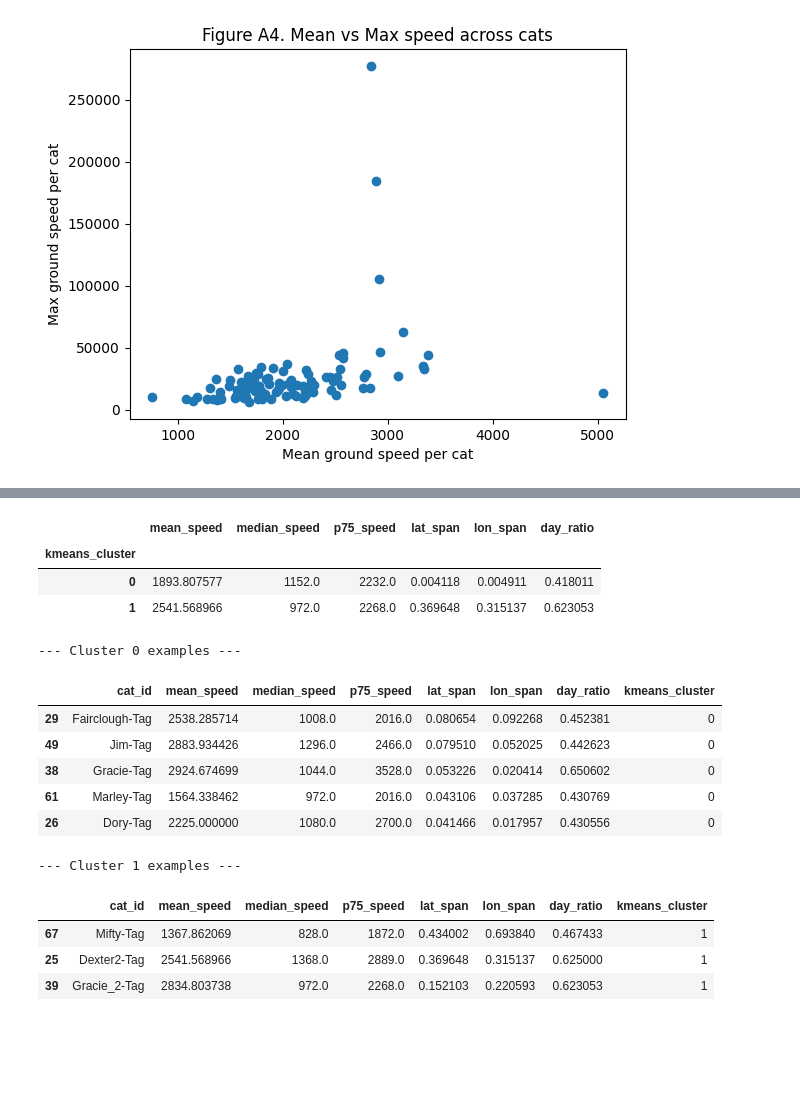
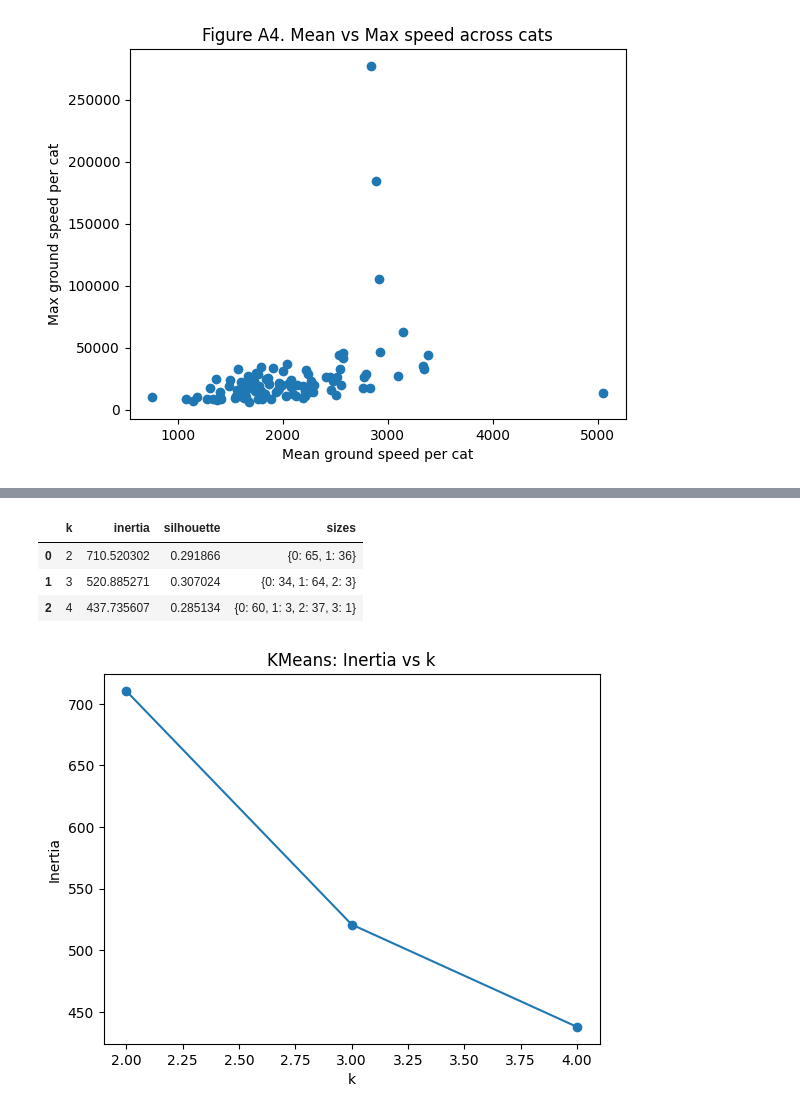
Before and after one commit to yinyue31/BA820-Team6-Project, a Jupyter notebook: BA820_Team6_Project_M2_Xiaoxuan_Zhu.ipynb, the cells around one changed output, grey strips where cells are left out. Drawn from its saved outputs; the diff is of its cells as text; code cells hidden in the pictures; blank space fills up the shorter version.

```diff
--- a/BA820_Team6_Project_M2_Xiaoxuan_Zhu.ipynb
+++ b/BA820_Team6_Project_M2_Xiaoxuan_Zhu.ipynb
@@ -359,0 +225,16 @@ Scaled matrix shape: (101, 6)
+# %%
+feature_cols = [
+    "n_obs",
+    "mean_speed", "median_speed", "max_speed",
+    "p75_speed", "p95_speed",
+    "lat_span", "lon_span",
+    "day_ratio"
+]
+
+X = features[feature_cols].copy()
+X = X.dropna()
+
+scaler = StandardScaler()
+X_scaled = scaler.fit_transform(X)
+
+print("X shape:", X.shape)
@@ -420,34 +245,30 @@ Name: count, dtype: int64
-# %%
-profile_cols = ["mean_speed", "median_speed", "p75_speed", "lat_span", "lon_span", "day_ratio"]
-cluster_profile = (
-    features.groupby("kmeans_cluster")[profile_cols]
-            .median()
-            .sort_index()
-)
-
-display(cluster_profile)
-
-for c in sorted(features["kmeans_cluster"].unique()):
-    print("\n--- Cluster", c, "examples ---")
-    display(
-        features[features["kmeans_cluster"] == c]
-        .sort_values(["lat_span", "mean_speed"], ascending=False)
-        .head(5)
-    )
-# %% [output]
-|  | mean_speed | median_speed | p75_speed | lat_span | lon_span | day_ratio |
-| kmeans_cluster |  |  |  |  |  |  |
-| 0 | 1893.807577 | 1152.0 | 2232.0 | 0.004118 | 0.004911 | 0.418011 |
-| 1 | 2541.568966 | 972.0 | 2268.0 | 0.369648 | 0.315137 | 0.623053 |
---- Cluster 0 examples ---
-|  | cat_id | mean_speed | median_speed | p75_speed | lat_span | lon_span | day_ratio | kmeans_cluster |
-| 29 | Fairclough-Tag | 2538.285714 | 1008.0 | 2016.0 | 0.080654 | 0.092268 | 0.452381 | 0 |
-| 49 | Jim-Tag | 2883.934426 | 1296.0 | 2466.0 | 0.079510 | 0.052025 | 0.442623 | 0 |
-| 38 | Gracie-Tag | 2924.674699 | 1044.0 | 3528.0 | 0.053226 | 0.020414 | 0.650602 | 0 |
-| 61 | Marley-Tag | 1564.338462 | 972.0 | 2016.0 | 0.043106 | 0.037285 | 0.430769 | 0 |
-| 26 | Dory-Tag | 2225.000000 | 1080.0 | 2700.0 | 0.041466 | 0.017957 | 0.430556 | 0 |
---- Cluster 1 examples ---
-|  | cat_id | mean_speed | median_speed | p75_speed | lat_span | lon_span | day_ratio | kmeans_cluster |
-| 67 | Mifty-Tag | 1367.862069 | 828.0 | 1872.0 | 0.434002 | 0.693840 | 0.467433 | 1 |
-| 25 | Dexter2-Tag | 2541.568966 | 1368.0 | 2889.0 | 0.369648 | 0.315137 | 0.625000 | 1 |
-| 39 | Gracie_2-Tag | 2834.803738 | 972.0 | 2268.0 | 0.152103 | 0.220593 | 0.623053 | 1 |
+# %%
+ks = [2, 3, 4]
+rows = []
+
+for k in ks:
+    km = KMeans(n_clusters=k, random_state=42, n_init=20)
+    labels = km.fit_predict(X_scaled)
+    rows.append({
+        "k": k,
+        "inertia": km.inertia_,
+        "silhouette": silhouette_score(X_scaled, labels),
+        "sizes": dict(pd.Series(labels).value_counts().sort_index())
+    })
+
+k_summary = pd.DataFrame(rows)
+display(k_summary)
+# %% [output]
+|  | k | inertia | silhouette | sizes |
+| 0 | 2 | 710.520302 | 0.291866 | {0: 65, 1: 36} |
+| 1 | 3 | 520.885271 | 0.307024 | {0: 34, 1: 64, 2: 3} |
+| 2 | 4 | 437.735607 | 0.285134 | {0: 60, 1: 3, 2: 37, 3: 1} |
+# %%
+plt.figure()
+plt.plot(k_summary["k"], k_summary["inertia"], marker="o")
+plt.xlabel("k")
+plt.ylabel("Inertia")
+plt.title("KMeans: Inertia vs k")
+plt.show()
+# %% [output]
+[figure, added]
```
Also changed, not shown: parts of 36 cells of this notebook.
